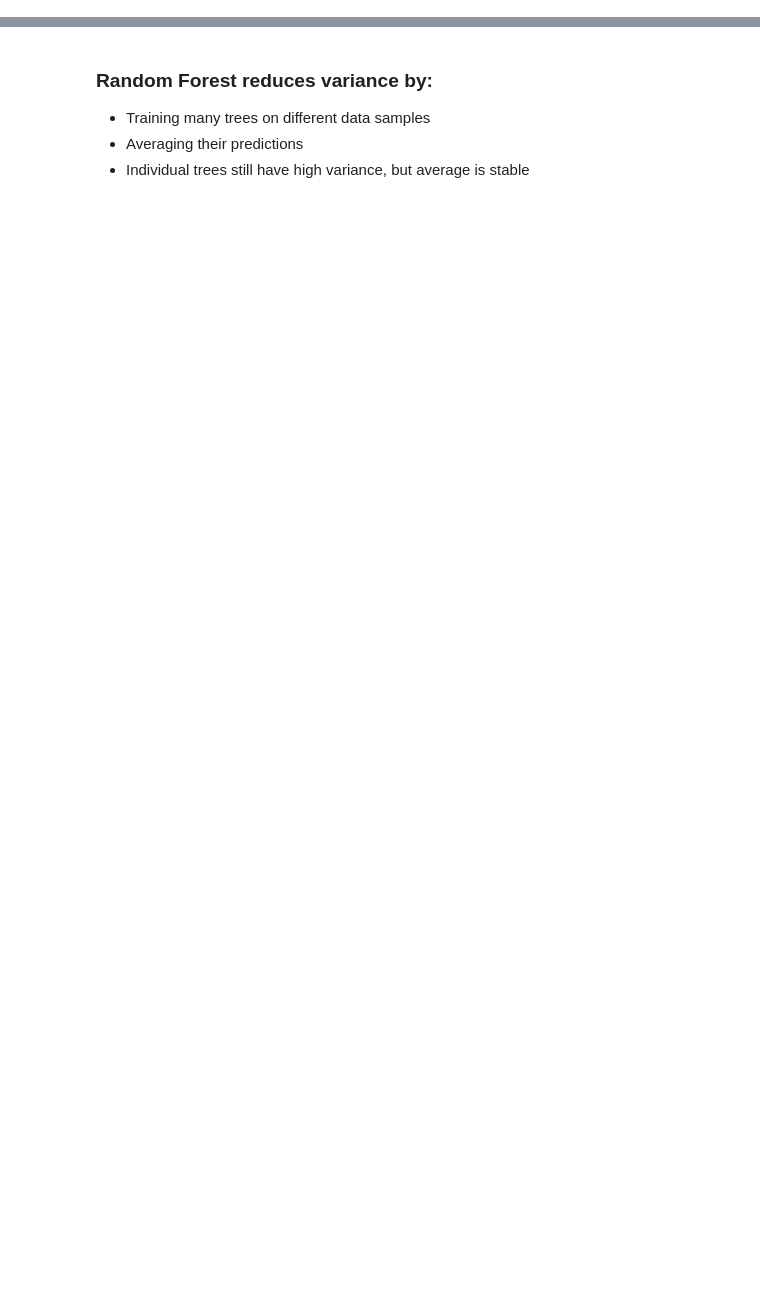
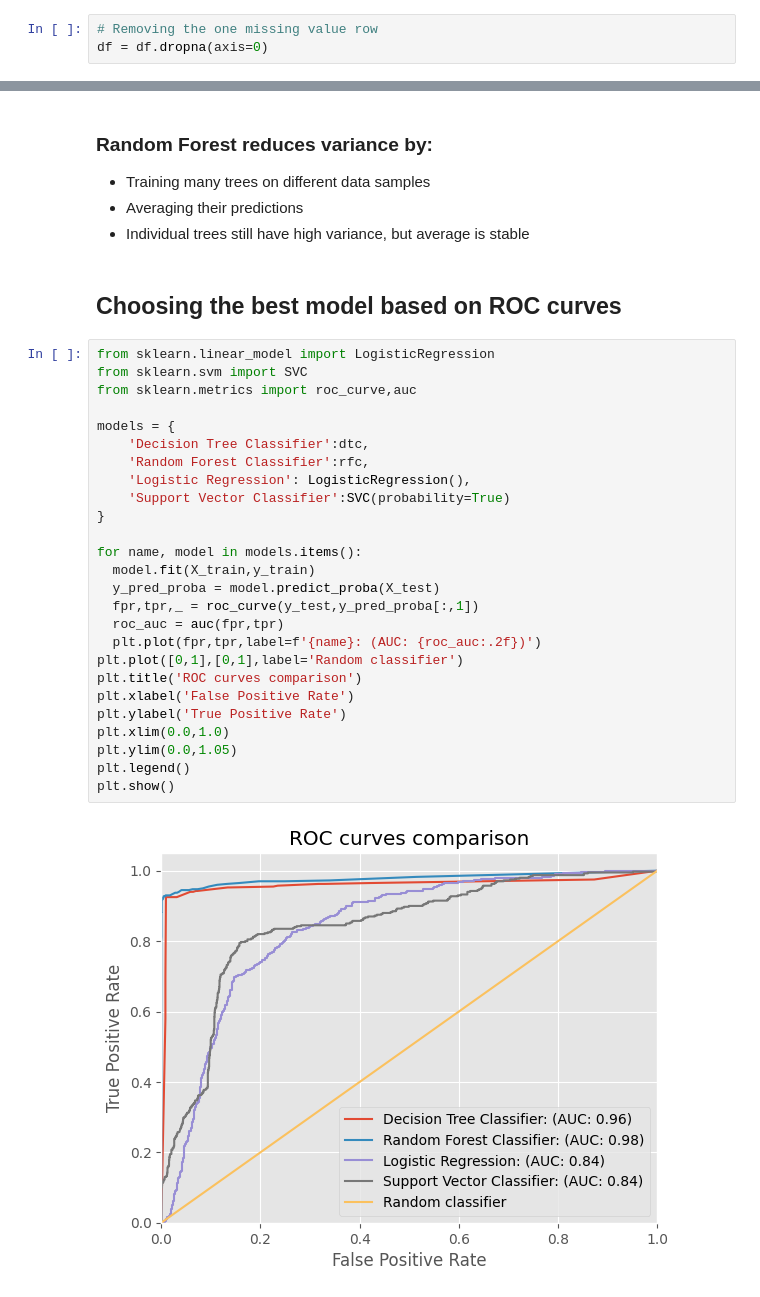
Before and after one commit to nithinbadicodes/AI-ML-Projects, a Jupyter notebook: Employee_Turnover_prediction.ipynb, the cells around one changed output, grey strips where cells are left out. Saved outputs shown, nothing was run; the diff lists cells and outputs as text; blank space fills up the shorter version.

Commit message:
Visualized ROC curves and gave insights

```diff
--- a/Employee_Turnover_prediction.ipynb
+++ b/Employee_Turnover_prediction.ipynb
@@ -142,3 +144,6 @@ df.head()
+# %%
+# Removing the one missing value row
+df = df.dropna(axis=0)
 # %%
 # Creates a boolean list to feed to df.loc[]
 df.columns !='quit'
@@ -256,3 +259,33 @@ weighted avg       0.98      0.98      0.98      2317
 * Training many trees on different data samples
 * Averaging their predictions
 * Individual trees still have high variance, but average is stable
+# %% [markdown]
+## Choosing the best model based on ROC curves
+# %%
+from sklearn.linear_model import LogisticRegression
+from sklearn.svm import SVC
+from sklearn.metrics import roc_curve,auc
+
+models = {
+    'Decision Tree Classifier':dtc,
+    'Random Forest Classifier':rfc,
+    'Logistic Regression': LogisticRegression(),
+    'Support Vector Classifier':SVC(probability=True)
+}
+
+for name, model in models.items():
+  model.fit(X_train,y_train)
+  y_pred_proba = model.predict_proba(X_test)
+  fpr,tpr,_ = roc_curve(y_test,y_pred_proba[:,1])
+  roc_auc = auc(fpr,tpr)
+  plt.plot(fpr,tpr,label=f'{name}: (AUC: {roc_auc:.2f})')
+plt.plot([0,1],[0,1],label='Random classifier')
+plt.title('ROC curves comparison')
+plt.xlabel('False Positive Rate')
+plt.ylabel('True Positive Rate')
+plt.xlim(0.0,1.0)
+plt.ylim(0.0,1.05)
+plt.legend()
+plt.show()
+# %% [output]
+[figure, added]
```
Also changed, not shown: parts of 7 cells of this notebook.
